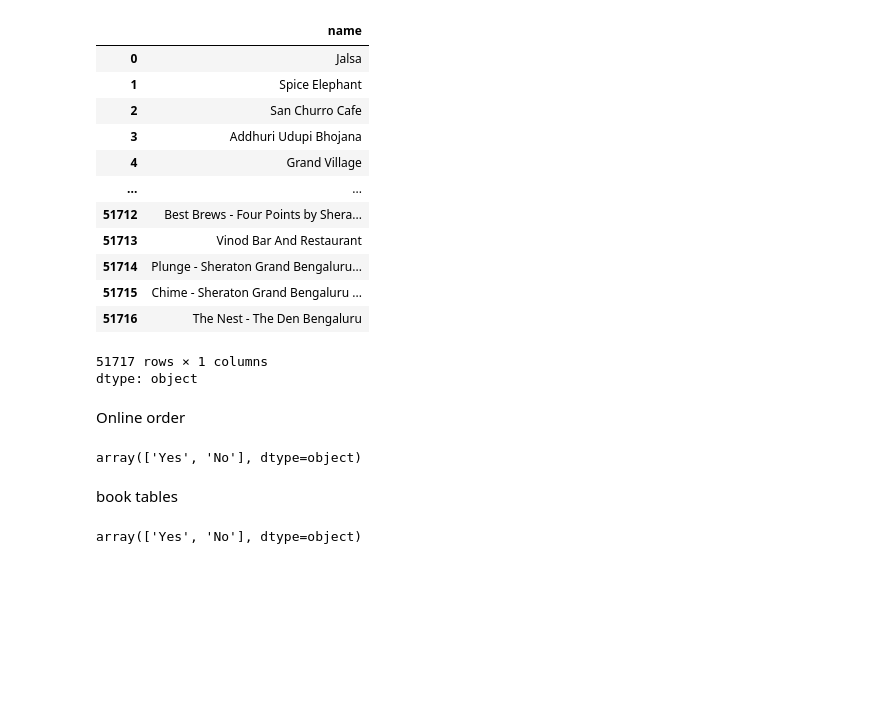
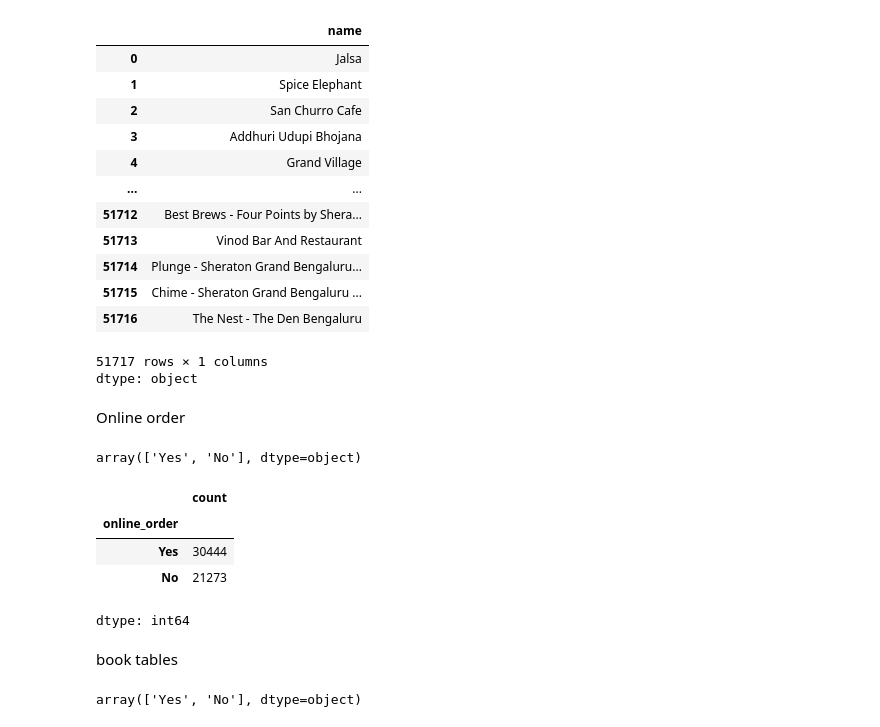
Before and after one commit to AshishNalawade0188/Restaurant-Analytics-Predictive-Intelligence-System, a Jupyter notebook: Karthik/imputed_dataset_KNN_CLASSIFIER.ipynb, the cells around one changed output. Cells and saved outputs as stored; diff of their text form; code cells hidden in the pictures; blank space fills up the shorter version.

```diff
--- a/Karthik/imputed_dataset_KNN_CLASSIFIER.ipynb
+++ b/Karthik/imputed_dataset_KNN_CLASSIFIER.ipynb
@@ -121,6 +164,14 @@ Online order
 df['online_order'].unique()
 # %% [output]
 array(['Yes', 'No'], dtype=object)
+# %%
+df['online_order'].value_counts() # imbalanced data
+# %% [output]
+|  | count |
+| online_order |  |
+| Yes | 30444 |
+| No | 21273 |
+dtype: int64
 # %% [markdown]
 book tables
 # %%
```
Also changed, not shown: parts of 36 cells of this notebook.
